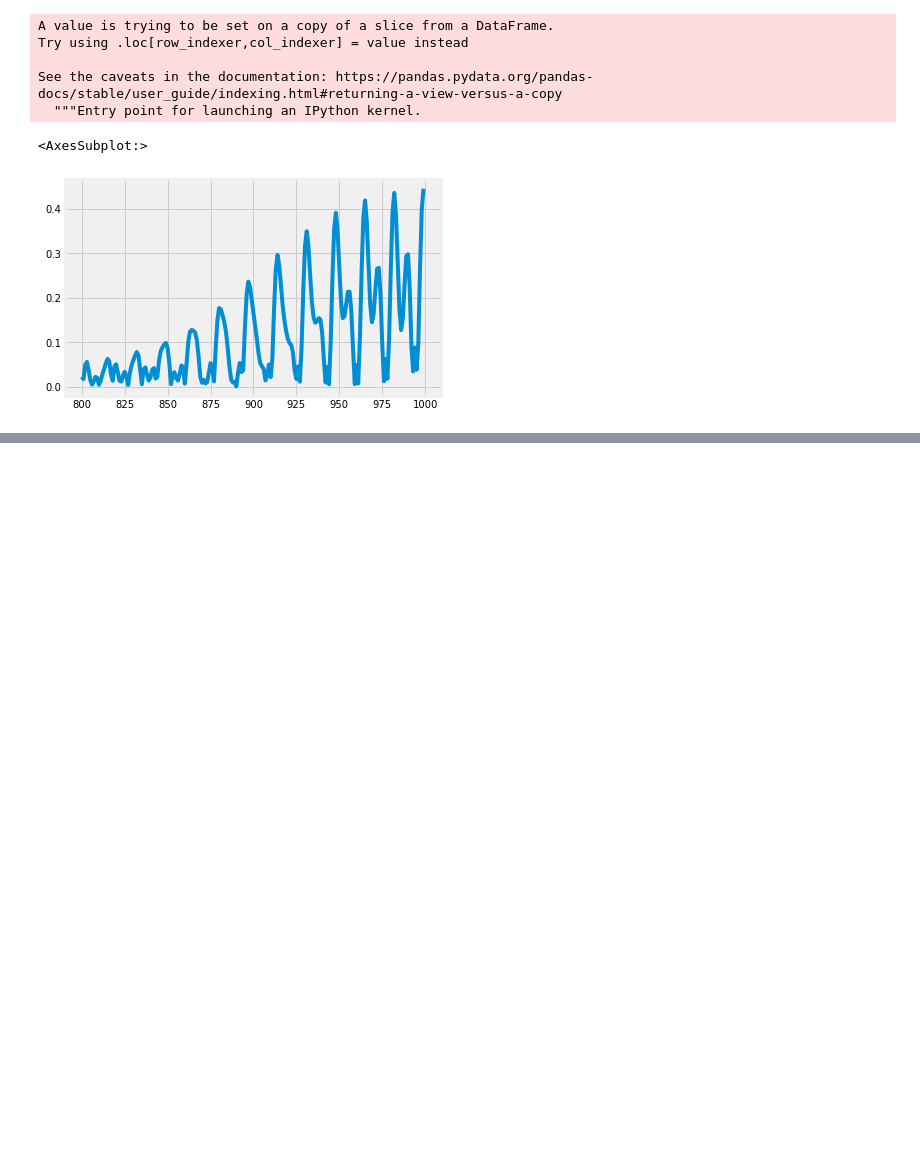
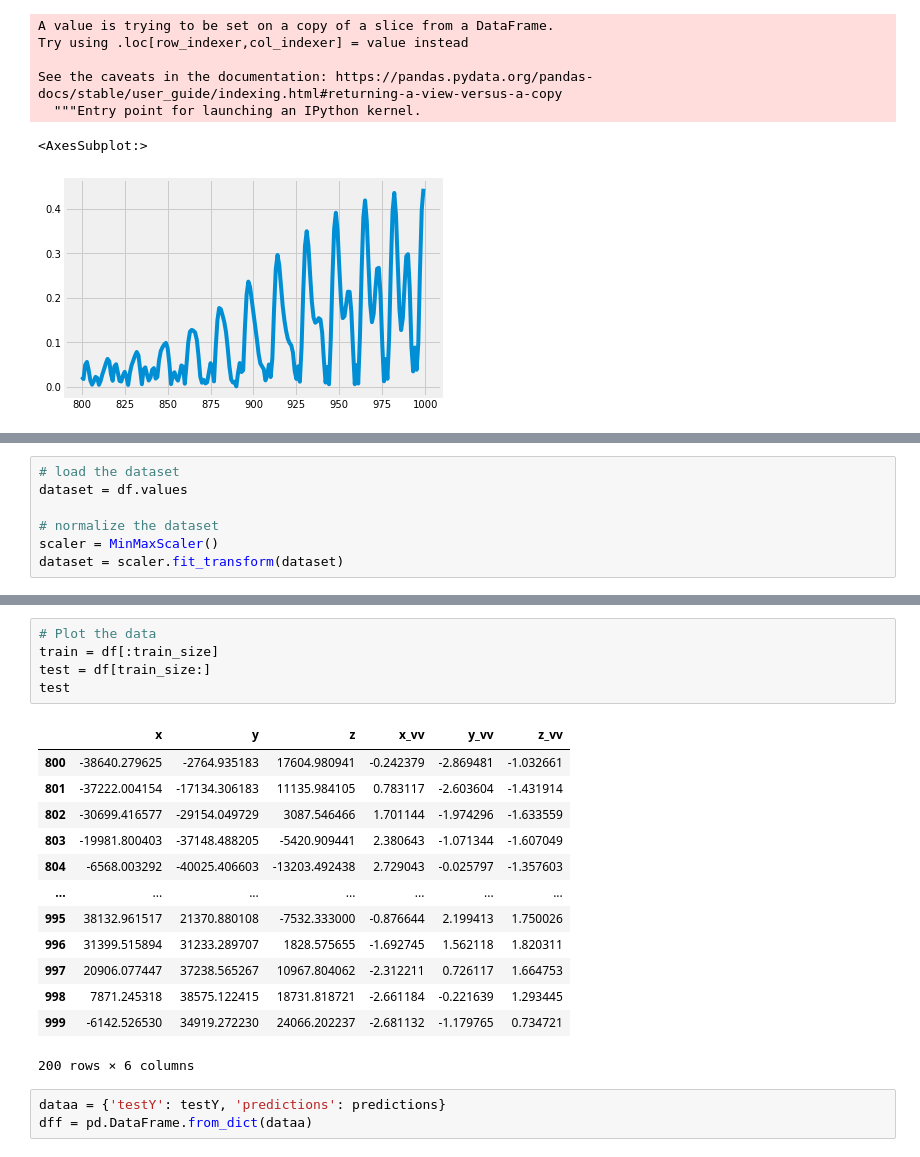
Before and after one commit to vladmarascu/Predicting-Orbits, a Jupyter notebook: RNNs/3rd Body Perturbation RNN Multivariate.ipynb, the cells around one changed output, grey strips where cells are left out. Saved outputs shown, nothing was run; the diff lists cells and outputs as text; blank space fills up the shorter version.

```diff
--- a/RNNs/3rd Body Perturbation RNN Multivariate.ipynb
+++ b/RNNs/3rd Body Perturbation RNN Multivariate.ipynb
@@ -181,0 +222,7 @@ See the caveats in the documentation: https://pandas.pydata.org/pandas-docs/stab
+# %%
+# load the dataset
+dataset = df.values
+
+# normalize the dataset
+scaler = MinMaxScaler()
+dataset = scaler.fit_transform(dataset)
@@ -181,0 +320,22 @@ See the caveats in the documentation: https://pandas.pydata.org/pandas-docs/stab
+# %%
+# Plot the data
+train = df[:train_size]
+test = df[train_size:]
+test
+# %% [output]
+|  | x | y | z | x_vv | y_vv | z_vv |
+| 800 | -38640.279625 | -2764.935183 | 17604.980941 | -0.242379 | -2.869481 | -1.032661 |
+| 801 | -37222.004154 | -17134.306183 | 11135.984105 | 0.783117 | -2.603604 | -1.431914 |
+| 802 | -30699.416577 | -29154.049729 | 3087.546466 | 1.701144 | -1.974296 | -1.633559 |
+| 803 | -19981.800403 | -37148.488205 | -5420.909441 | 2.380643 | -1.071344 | -1.607049 |
+| 804 | -6568.003292 | -40025.406603 | -13203.492438 | 2.729043 | -0.025797 | -1.357603 |
+| ... | ... | ... | ... | ... | ... | ... |
+| 995 | 38132.961517 | 21370.880108 | -7532.333000 | -0.876644 | 2.199413 | 1.750026 |
+| 996 | 31399.515894 | 31233.289707 | 1828.575655 | -1.692745 | 1.562118 | 1.820311 |
+| 997 | 20906.077447 | 37238.565267 | 10967.804062 | -2.312211 | 0.726117 | 1.664753 |
+| 998 | 7871.245318 | 38575.122415 | 18731.818721 | -2.661184 | -0.221639 | 1.293445 |
+| 999 | -6142.526530 | 34919.272230 | 24066.202237 | -2.681132 | -1.179765 | 0.734721 |
+200 rows × 6 columns
+# %%
+dataa = {'testY': testY, 'predictions': predictions}
+dff = pd.DataFrame.from_dict(dataa)
```
Also changed, not shown: parts of 18 cells of this notebook.
